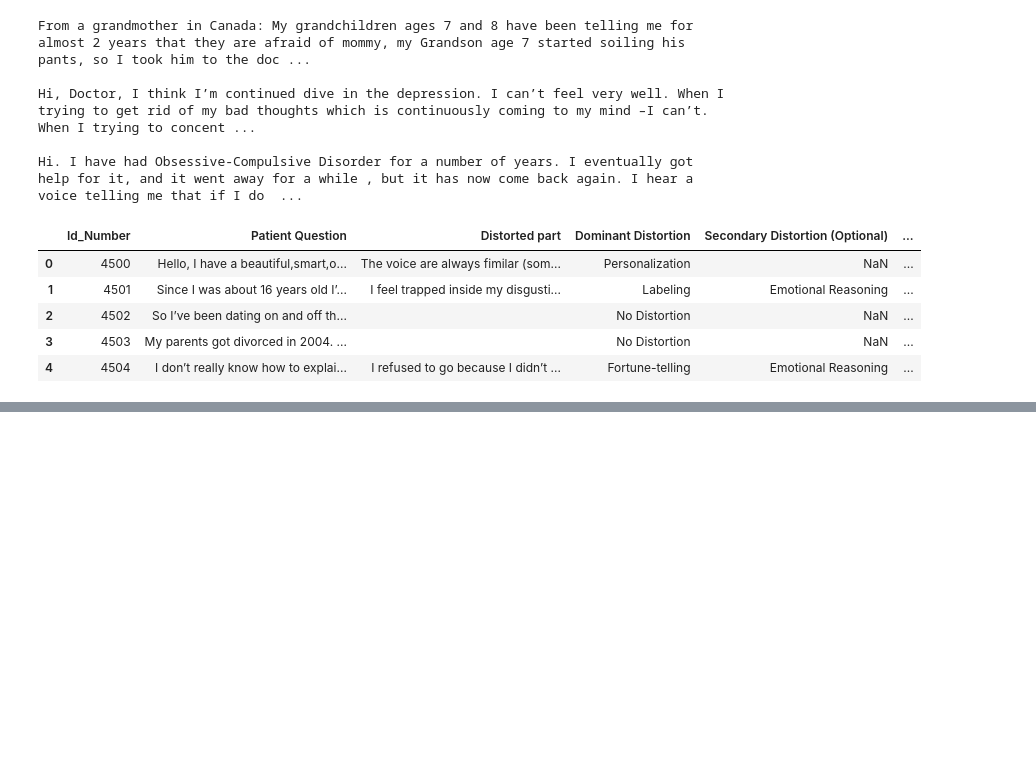
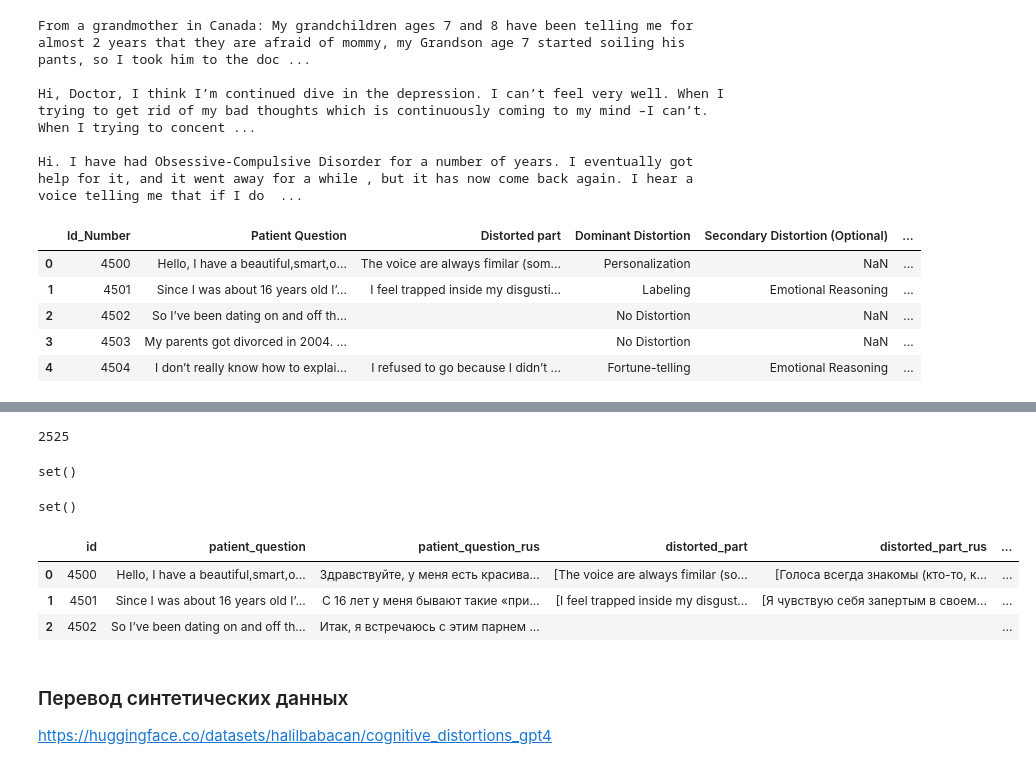
Before and after one commit to psytechlab/empathy_dataset_transfer, a Jupyter notebook: notebooks/cognitive_distortions_translation.ipynb, the cells around one changed output, grey strips where cells are left out. Drawn from its saved outputs; the diff is of its cells as text; code cells hidden in the pictures; blank space fills up the shorter version.

```diff
--- a/notebooks/cognitive_distortions_translation.ipynb
+++ b/notebooks/cognitive_distortions_translation.ipynb
@@ -94,0 +425,6 @@ df.to_csv("annotated_data_restored.csv", index=False, sep="|")
+# %%
+for i, tr in enumerate(tranlations):
+    for ff in cogn_data:
+        if tr['id'] == str(ff['id']):
+            tranlations[i]['text_eng'] = ff['text']
+            break
@@ -94,0 +433,8 @@ df.to_csv("annotated_data_restored.csv", index=False, sep="|")
+# %%
+translations_rat = read_json('cognitive_distortions_translations_1592.json')
+translations_rat_ids = [i['id'] for i in translations_rat]
+translations_rat_dict = {i['id']: i for i in translations_rat}
+
+translations = read_json('alltr_normalized_cognitive_distortions.json')
+translations_ids = [i['id'] for i in translations]
+translations_dict = {i['id']: i for i in translations}
@@ -94,0 +445,38 @@ df.to_csv("annotated_data_restored.csv", index=False, sep="|")
+# %%
+final_data = []
+for _, row in df.iterrows():
+    id = str(row.Id_Number)
+    if id in translations_rat_ids:
+        final_data.append({
+			'id': id,
+			'patient_question': translations_rat_dict[id]['text_eng'],
+			'patient_question_rus': translations_rat_dict[id]['text_rus'],
+			'distorted_part': translations_rat_dict[id]['rationales_eng'].split('|'),
+			'distorted_part_rus': translations_rat_dict[id]['rationales_rus'].split('|'),
+            'dominant_distortion': row['Dominant Distortion'],
+			'secondary_distortion': row['Secondary Distortion (Optional)'],
+		})
+    elif id in translations_ids:
+        final_data.append({
+			'id': id,
+			'patient_question': translations_dict[id]['text'],
+			'patient_question_rus': translations_dict[id]['text_rus'],
+			'distorted_part': '',
+			'distorted_part_rus': '',
+            'dominant_distortion': row['Dominant Distortion'],
+			'secondary_distortion': row['Secondary Distortion (Optional)'],
+		})
+# %%
+len(final_data)
+# %% [output]
+2525
+# %%
+final_data_df = pd.DataFrame(final_data)
+# %%
+set(final_data_df.id.unique()) - set([str(i) for i in df.Id_Number.unique()])
+# %% [output]
+set()
+# %%
+set([str(i) for i in df.Id_Number.unique()]) - set(final_data_df.id.unique())
+# %% [output]
+set()
@@ -94,0 +485,7 @@ df.to_csv("annotated_data_restored.csv", index=False, sep="|")
+# %%
+final_data_df.head(3)
+# %% [output]
+|  | id | patient_question | patient_question_rus | distorted_part | distorted_part_rus | ... |
+| 0 | 4500 | Hello, I have a beautiful,smart,o... | Здравствуйте, у меня есть красива... | [The voice are always fimilar (so... | [Голоса всегда знакомы (кто-то, к... | ... |
+| 1 | 4501 | Since I was about 16 years old I’... | С 16 лет у меня бывают такие «при... | [I feel trapped inside my disgust... | [Я чувствую себя запертым в своем... | ... |
+| 2 | 4502 | So I’ve been dating on and off th... | Итак, я встречаюсь с этим парнем ... |  |  | ... |
@@ -94,0 +494,3 @@ df.to_csv("annotated_data_restored.csv", index=False, sep="|")
+# %% [markdown]
+### Перевод синтетических данных
+https://huggingface.co/datasets/halilbabacan/cognitive_distortions_gpt4
```
Also changed, not shown: parts of 79 cells of this notebook, 1 other file.
